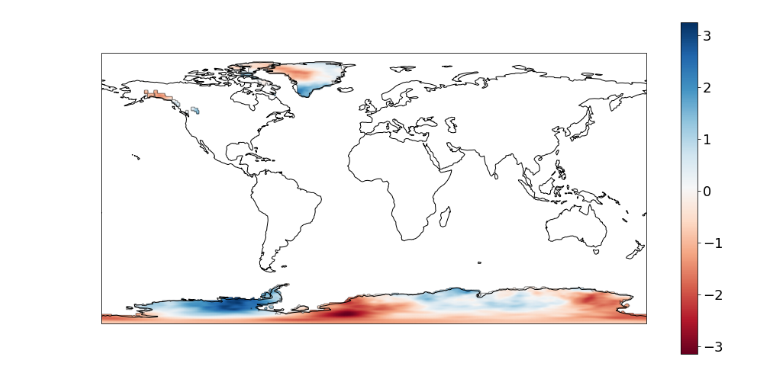
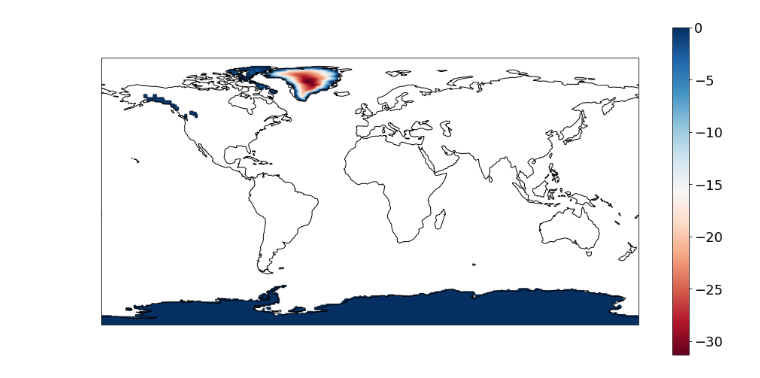
Before and after one commit to da380/SLReciprocityGJI, a Jupyter notebook: SL.ipynb, the cells around one changed output. Cells and saved outputs as stored; diff of their text form; code cells hidden in the pictures.

```diff
--- a/SL.ipynb
+++ b/SL.ipynb
@@ -32,14 +70,9 @@ fraction of surface which is ocean =  0.712960233719624
 # %%
-# set covariance for a random field
-Q = SL.laplace_covariance(L,std = 1.,s = 2,mu = 0.1)
-
-# build a random melt geometry
-ice = SL.random_field(Q)*SL.ice_mask(sl0,ice0,0.)
-
-#ice = -1*SL.zero_southern_hemisphere(ice0)
+# set the change in ice thickness
+ice = -0.01*SL.zero_southern_hemisphere(ice0)
 
 # plot the result with suitable mask
 ice_mask = SL.ice_mask(sl0,ice0)
 SL.plot(ice_mask*ice)
 # %% [output]
-[figure, old version]
+[figure, new version]
```
Also changed, not shown: parts of 28 cells of this notebook, 2 other files.
